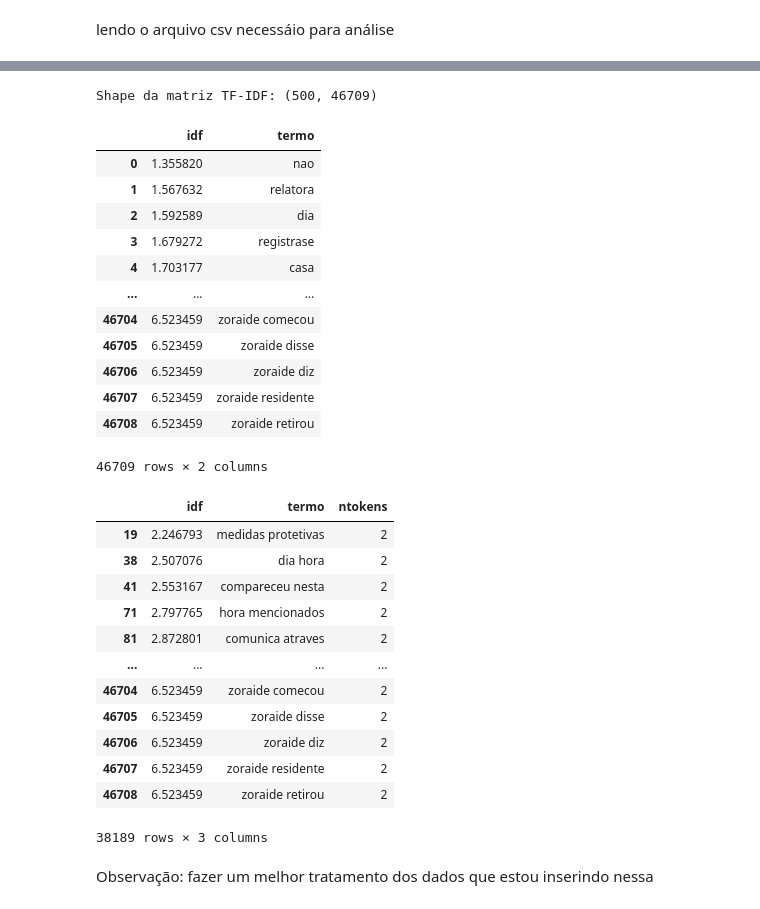
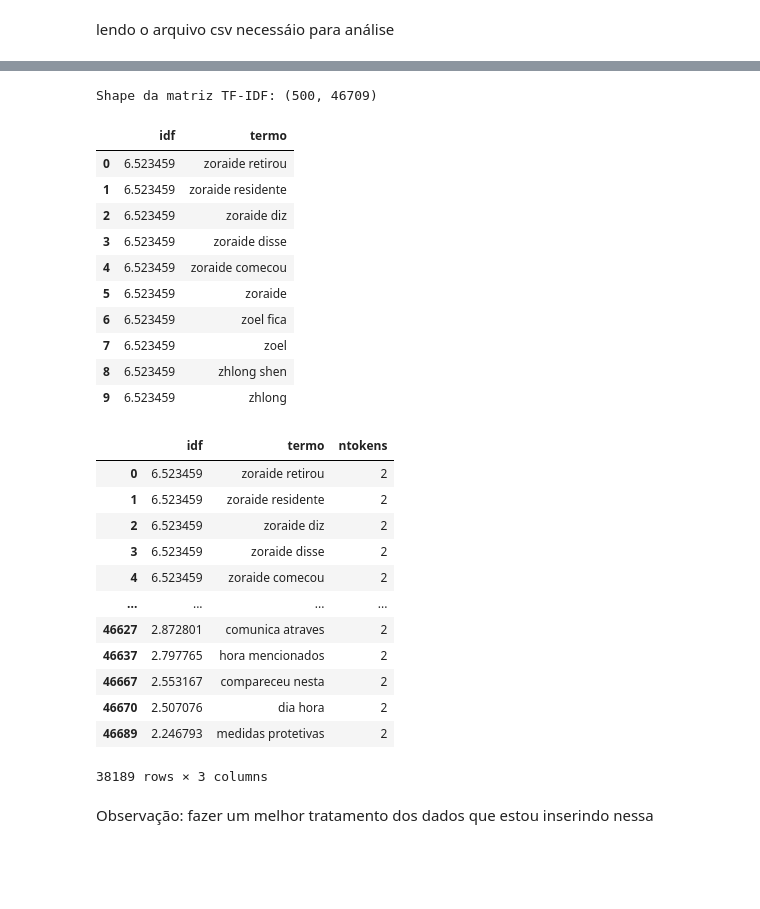
Before and after one commit to msiqueiras/natural_language_processing, a Jupyter notebook: notebooks/03_transformacao_de_dados_v1.ipynb, the cells around one changed output, grey strips where cells are left out. Saved outputs shown, nothing was run; the diff lists cells and outputs as text; code cells hidden in the pictures; blank space fills up the shorter version.

```diff
--- a/notebooks/03_transformacao_de_dados_v1.ipynb
+++ b/notebooks/03_transformacao_de_dados_v1.ipynb
@@ -24,7 +26,7 @@ PT_STOPWORDS = STOP_WORDS_PT.union(costum_stpwrd)
 # %% [markdown]
 lendo o arquivo csv necessáio para análise
 # %%
-df_vet_crimes = pd.read_csv('../data/relatos_limpos.csv')
+df_vet_crimes = pd.read_csv('../data/02_dados_pre_processados.csv')
 df_vet_crimes.head()
 # %% [output]
 |  | Classificação | Relato | Quantidade de chracteres | Quantidade de palavras | Texto limpo | Tokens | ... |
@@ -35,46 +37,44 @@ df_vet_crimes.head()
 | 4 | AMEACA | <P><FONT SIZE="3">A IDOSA 78 ANOS... | 728 | 131 | a idosa anos e deficiente fisica ... | ['a', 'idosa', 'anos', 'e', 'defi... | ... |
 # %%
 x_texto = df_vet_crimes['Texto limpo'].tolist()
-y_texto = df_vet_crimes['Classificação'].tolist()
+y_label = df_vet_crimes['Classificação'].tolist()
 
 tfidf = TfidfVectorizer(stop_words = list(PT_STOPWORDS), ngram_range =(1, 2))
 x_tfidf = tfidf.fit_transform(x_texto)
 
 print('Shape da matriz TF-IDF:', x_tfidf.shape)
-idf_sorted = sorted(zip(tfidf.idf_, tfidf.get_feature_names_out()), reverse= False)
+idf_sorted = sorted(zip(tfidf.idf_, tfidf.get_feature_names_out()), reverse= True)
 df_dosidf = pd.DataFrame(idf_sorted, columns=['idf','termo'])
-df_dosidf
+df_dosidf.head(10)
 # %% [output]
 Shape da matriz TF-IDF: (500, 46709)
 |  | idf | termo |
-| 0 | 1.355820 | nao |
-| 1 | 1.567632 | relatora |
-| 2 | 1.592589 | dia |
-| 3 | 1.679272 | registrase |
-| 4 | 1.703177 | casa |
-| ... | ... | ... |
-| 46704 | 6.523459 | zoraide comecou |
-| 46705 | 6.523459 | zoraide disse |
-| 46706 | 6.523459 | zoraide diz |
-| 46707 | 6.523459 | zoraide residente |
-| 46708 | 6.523459 | zoraide retirou |
+| 0 | 6.523459 | zoraide retirou |
+| 1 | 6.523459 | zoraide residente |
+| 2 | 6.523459 | zoraide diz |
+| 3 | 6.523459 | zoraide disse |
+| 4 | 6.523459 | zoraide comecou |
+| 5 | 6.523459 | zoraide |
+| 6 | 6.523459 | zoel fica |
+| 7 | 6.523459 | zoel |
+| 8 | 6.523459 | zhlong shen |
+| 9 | 6.523459 | zhlong |
-46709 rows × 2 columns
 # %%
 df_dosidf['ntokens'] = df_dosidf['termo'].map(lambda x: len(x.split()))
 df_dosidf[df_dosidf['ntokens'] > 1]
 # %% [output]
 |  | idf | termo | ntokens |
-| 19 | 2.246793 | medidas protetivas | 2 |
-| 38 | 2.507076 | dia hora | 2 |
-| 41 | 2.553167 | compareceu nesta | 2 |
-| 71 | 2.797765 | hora mencionados | 2 |
-| 81 | 2.872801 | comunica atraves | 2 |
+| 0 | 6.523459 | zoraide retirou | 2 |
+| 1 | 6.523459 | zoraide residente | 2 |
+| 2 | 6.523459 | zoraide diz | 2 |
+| 3 | 6.523459 | zoraide disse | 2 |
+| 4 | 6.523459 | zoraide comecou | 2 |
 | ... | ... | ... | ... |
-| 46704 | 6.523459 | zoraide comecou | 2 |
-| 46705 | 6.523459 | zoraide disse | 2 |
-| 46706 | 6.523459 | zoraide diz | 2 |
-| 46707 | 6.523459 | zoraide residente | 2 |
-| 46708 | 6.523459 | zoraide retirou | 2 |
+| 46627 | 2.872801 | comunica atraves | 2 |
+| 46637 | 2.797765 | hora mencionados | 2 |
+| 46667 | 2.553167 | compareceu nesta | 2 |
+| 46670 | 2.507076 | dia hora | 2 |
+| 46689 | 2.246793 | medidas protetivas | 2 |
 38189 rows × 3 columns
 # %% [markdown]
 Observação: fazer um melhor tratamento dos dados que estou inserindo nessa
```
Also changed, not shown: parts of 7 cells of this notebook, 2 other files.
